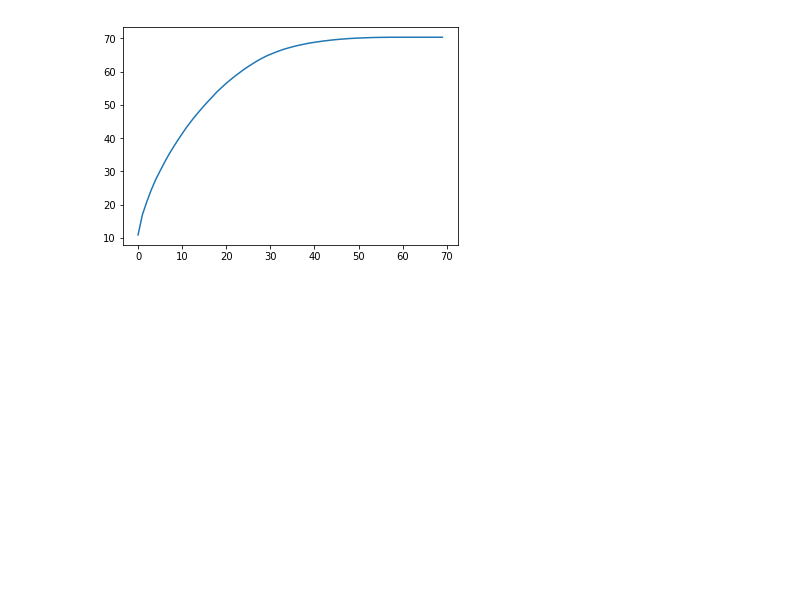
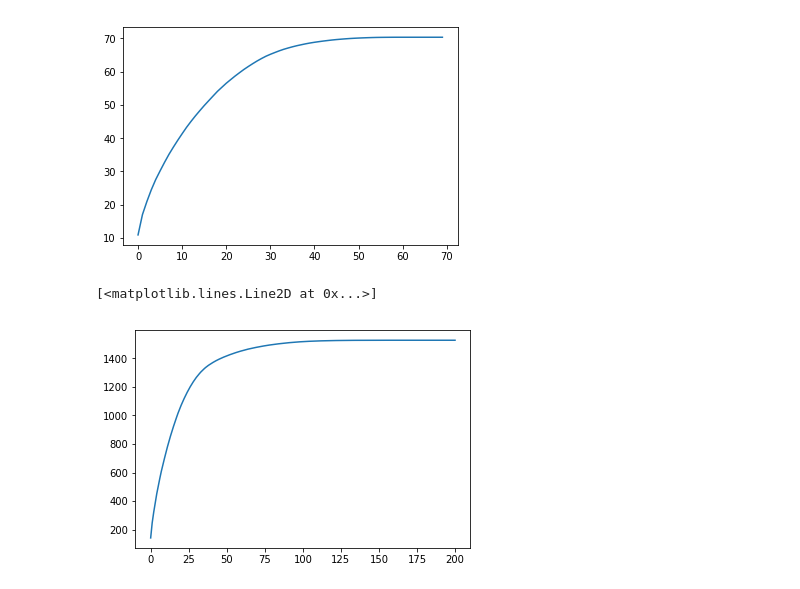
Before and after one commit to amitavaaditya/automobile-price-prediction, a Jupyter notebook: EDA.ipynb, the cells around one changed output. Drawn from its saved outputs; the diff is of its cells as text; code cells hidden in the pictures; blank space fills up the shorter version.

```diff
--- a/EDA.ipynb
+++ b/EDA.ipynb
@@ -214,3 +237,14 @@ plt.plot(model.named_steps['pca'].explained_variance_.cumsum())
 # %% [output]
 [<matplotlib.lines.Line2D at 0x...>]
 [figure]
+# %%
+model = Pipeline(steps=[
+    ('polynomial_features', PolynomialFeatures(degree=2)),
+    ('scaler', StandardScaler()),
+    ('pca', PCA())
+])
+model.fit(features_df.values, target_ser.values)
+plt.plot(model.named_steps['pca'].explained_variance_.cumsum())
+# %% [output]
+[<matplotlib.lines.Line2D at 0x...>]
+[figure, added]
```
Also changed, not shown: parts of 24 cells of this notebook, 1 other file.
